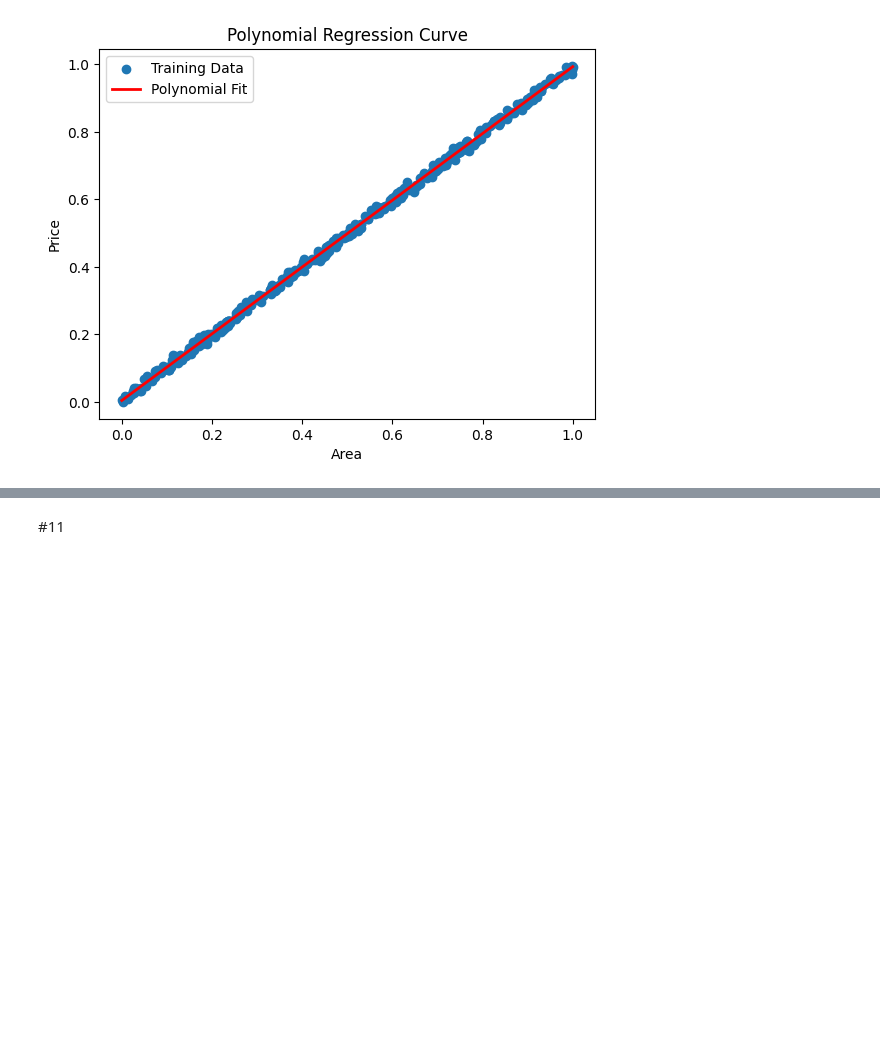
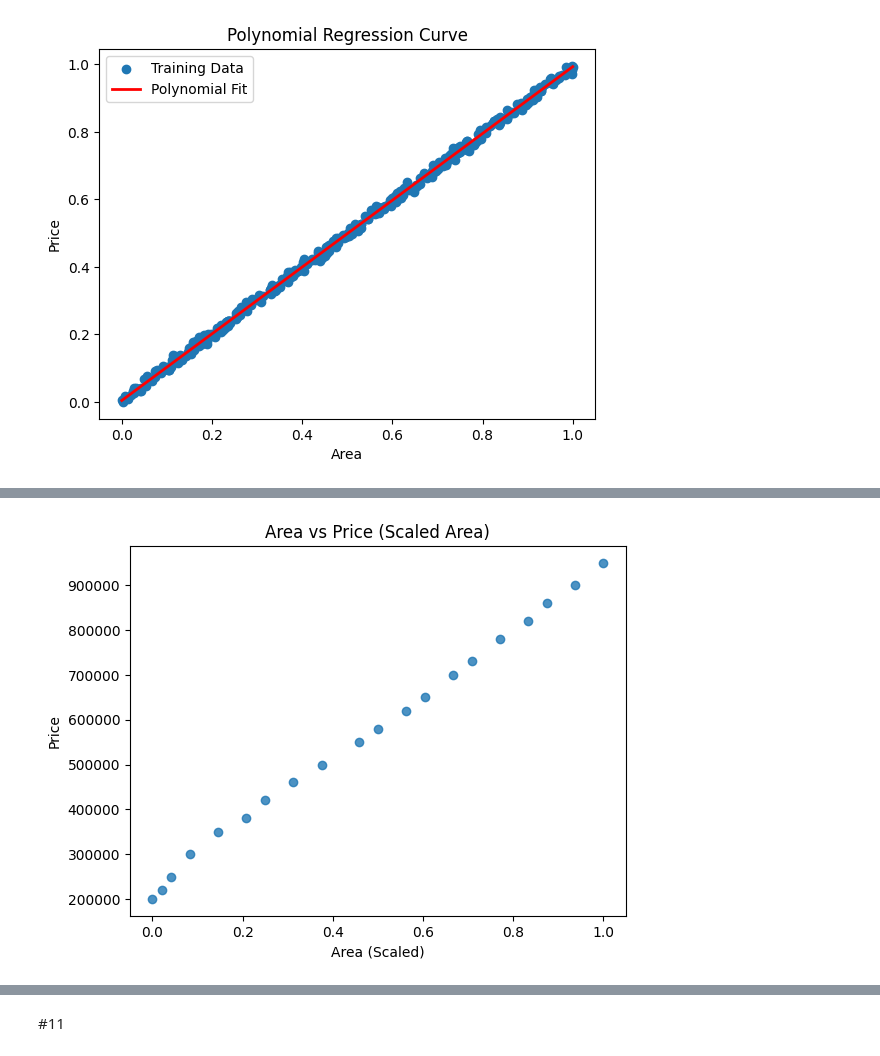
Before and after one commit to mdashrafresearch/911124243058-Sem4, a Jupyter notebook: FDSA.ipynb, the cells around one changed output, grey strips where cells are left out. Saved outputs shown, nothing was run; the diff lists cells and outputs as text; code cells hidden in the pictures; blank space fills up the shorter version.

```diff
--- a/FDSA.ipynb
+++ b/FDSA.ipynb
@@ -1124,0 +1188,97 @@ Mean CV Score: 0.9988672694484334
+# %%
+import numpy as np
+import pandas as pd
+import matplotlib.pyplot as plt
+import seaborn as sns
+from sklearn.model_selection import train_test_split, KFold, cross_val_score
+from sklearn.preprocessing import MinMaxScaler, PolynomialFeatures
+from sklearn.pipeline import make_pipeline
+from sklearn.linear_model import LinearRegression
+import warnings
+warnings.filterwarnings('ignore')
+
+# -----------------------------
+# Dataset
+# -----------------------------
+data = {
+    'area': [800, 900, 1000, 1200, 1500, 1800, 2000, 2300, 2600, 3000,
+             3200, 3500, 3700, 4000, 4200, 4500, 4800, 5000, 5300, 5600],
+
+    'price': [200000, 220000, 250000, 300000, 350000, 380000, 420000,
+              460000, 500000, 550000, 580000, 620000, 650000, 700000,
+              730000, 780000, 820000, 860000, 900000, 950000]
+}
+
+housing = pd.DataFrame(data)
+
+print("First 5 rows of dataset:\n")
+print(housing.head())
+
+print("\nTotal observations:", len(housing))
+
+# -----------------------------
+# Feature & Target
+# -----------------------------
+X = housing[['area']]
+y = housing['price']
+
+# -----------------------------
+# Scaling
+# -----------------------------
+scaler = MinMaxScaler()
+X_scaled = scaler.fit_transform(X)
+
+# Convert back to dataframe
+df = pd.DataFrame(X_scaled, columns=['area'])
+df['price'] = y
+
+# -----------------------------
+# Visualization
+# -----------------------------
+sns.regplot(x="area", y="price", data=df, fit_reg=False)
+plt.title("Area vs Price (Scaled Area)")
+plt.xlabel("Area (Scaled)")
+plt.ylabel("Price")
+plt.show()
+
+# -----------------------------
+# Train Test Split
+# -----------------------------
+X_train, X_test, y_train, y_test = train_test_split(
+    df[['area']], df['price'],
+    train_size=0.7,
+    test_size=0.3,
+    random_state=10
+)
+
+print("\nTraining size:", len(X_train))
+print("Testing size:", len(X_test))
+
+# -----------------------------
+# Polynomial Regression Model
+# -----------------------------
+degree = 2
+model = make_pipeline(PolynomialFeatures(degree), LinearRegression())
+
+model.fit(X_train, y_train)
+
+# -----------------------------
+# Model Performance
+# -----------------------------
+train_score = model.score(X_train, y_train)
+test_score = model.score(X_test, y_test)
+
+print("\nModel Performance")
+print("Training R² Score:", train_score)
+print("Testing R² Score:", test_score)
+
+# -----------------------------
+# K-Fold Cross Validation
+# -----------------------------
+kf = KFold(n_splits=5, shuffle=True, random_state=10)
+
+cv_scores = cross_val_score(model, X_train, y_train, cv=kf, scoring='r2')
+
+print("\nCross Validation R² Scores:", cv_scores)
+print("Average CV Score:", np.mean(cv_scores))
+# %% [output]
@@ -1124,0 +1295 @@ Mean CV Score: 0.9988672694484334
+[figure, added]
```
Also changed, not shown: parts of 4 cells of this notebook.
